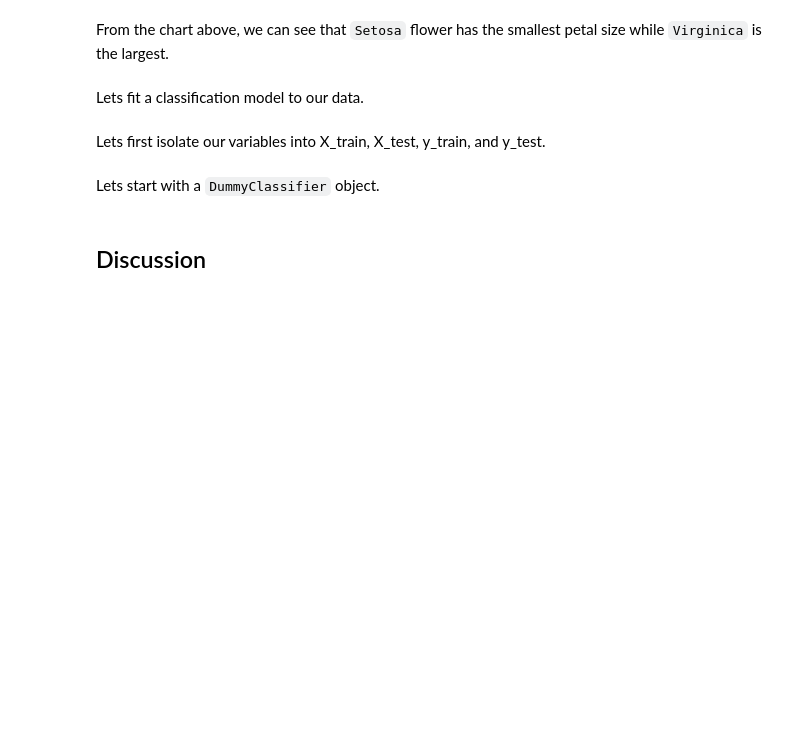
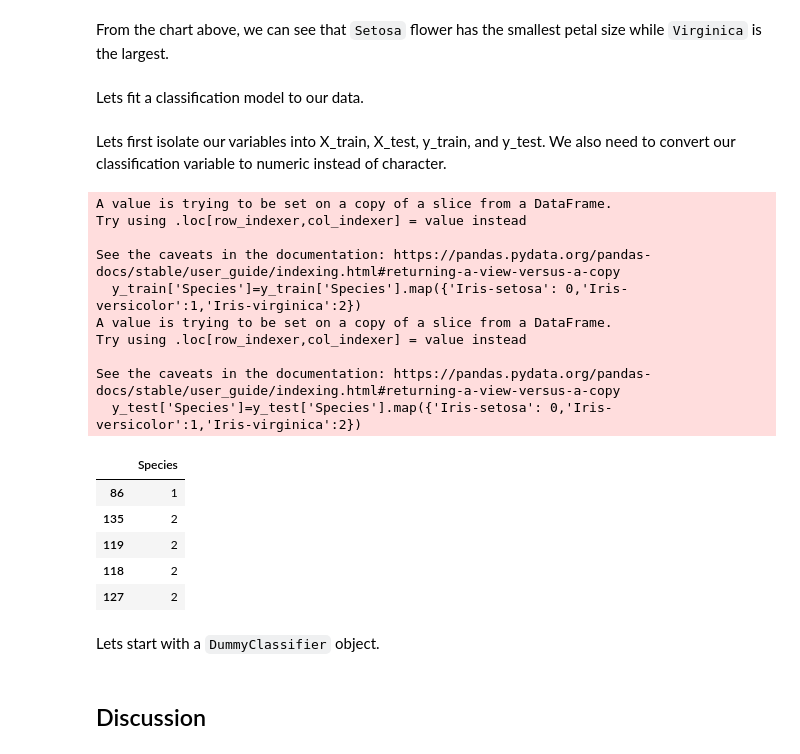
Before and after one commit to hoomanesteki/iris-ml-predictor, a Jupyter notebook: iris_summary.ipynb, the cells around one changed output. Cells and saved outputs as stored; diff of their text form; code cells hidden in the pictures; blank space fills up the shorter version.

```diff
--- a/iris_summary.ipynb
+++ b/iris_summary.ipynb
@@ -141,10 +141,32 @@ From the chart above, we can see that `Setosa` flower has the smallest petal siz
 # %% [markdown]
 Lets fit a classification model to our data.
 # %% [markdown]
-Lets first isolate our variables into X_train, X_test, y_train, and y_test.
+Lets first isolate our variables into X_train, X_test, y_train, and y_test. We also need to convert our classification variable to numeric instead of character.
 # %%
 X_train, X_test = iris_train.drop(columns=['Species', 'Id']), iris_test.drop(columns=['Species', 'Id'])
-y_train, y_test = iris_train['Species'], iris_test['Species']
+y_train, y_test = iris_train[['Species']], iris_test[['Species']]
+
+y_train['Species']=y_train['Species'].map({'Iris-setosa': 0,'Iris-versicolor':1,'Iris-virginica':2})
+y_test['Species']=y_test['Species'].map({'Iris-setosa': 0,'Iris-versicolor':1,'Iris-virginica':2})
+
+y_test.head()
+# %% [output]
+A value is trying to be set on a copy of a slice from a DataFrame.
+Try using .loc[row_indexer,col_indexer] = value instead
+
+See the caveats in the documentation: https://pandas.pydata.org/pandas-docs/stable/user_guide/indexing.html#returning-a-view-versus-a-copy
+  y_train['Species']=y_train['Species'].map({'Iris-setosa': 0,'Iris-versicolor':1,'Iris-virginica':2})
+A value is trying to be set on a copy of a slice from a DataFrame.
+Try using .loc[row_indexer,col_indexer] = value instead
+
+See the caveats in the documentation: https://pandas.pydata.org/pandas-docs/stable/user_guide/indexing.html#returning-a-view-versus-a-copy
+  y_test['Species']=y_test['Species'].map({'Iris-setosa': 0,'Iris-versicolor':1,'Iris-virginica':2})
+|  | Species |
+| 86 | 1 |
+| 135 | 2 |
+| 119 | 2 |
+| 118 | 2 |
+| 127 | 2 |
 # %% [markdown]
 Lets start with a `DummyClassifier` object.
 # %%
```
Also changed, not shown: parts of 1 cell of this notebook.
